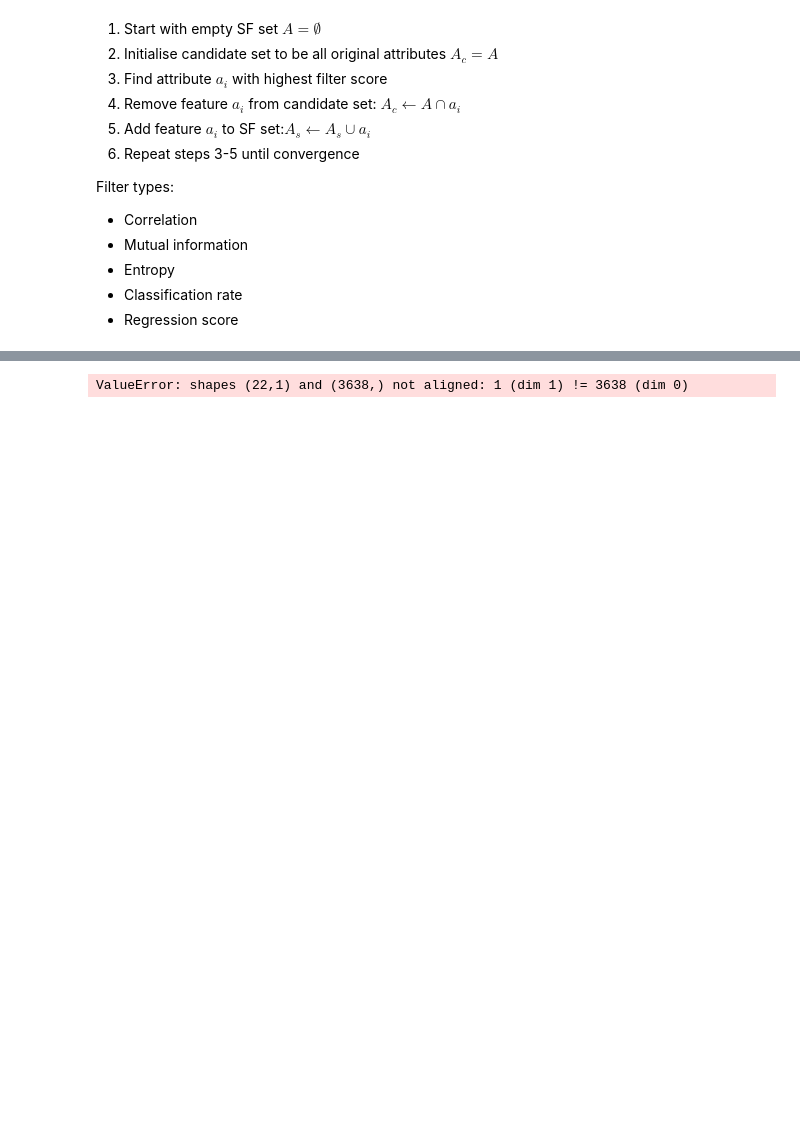
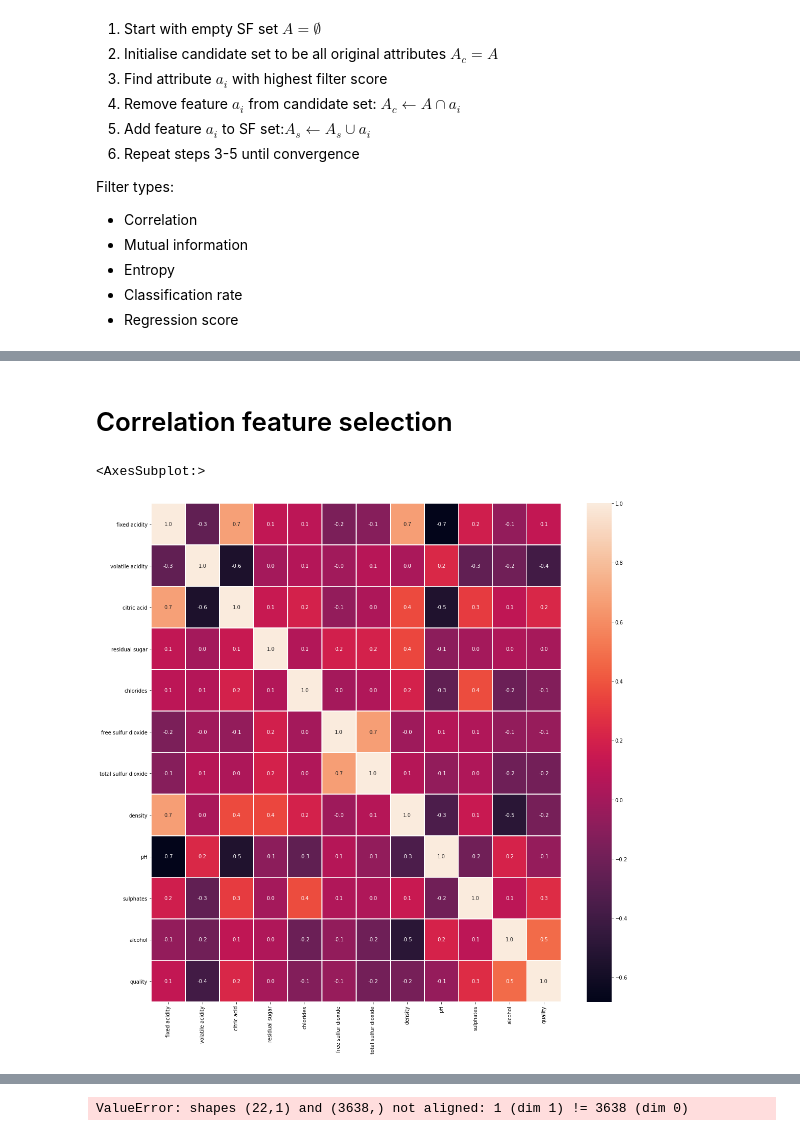
Before and after one commit to RossErskine/ML_Algorithms, a Jupyter notebook: Logistic regression.ipynb, the cells around one changed output, grey strips where cells are left out. Cells and saved outputs as stored; diff of their text form; code cells hidden in the pictures; blank space fills up the shorter version.

Commit message:
Finished feature correlation with target

```diff
--- a/Logistic regression.ipynb
+++ b/Logistic regression.ipynb
@@ -69,0 +76,7 @@ df.head()
+# %%
+url = "https://archive.ics.uci.edu/ml/machine-learning-databases/wine-quality/winequality-red.csv"
+wine_data = pd.read_csv(url, sep=";")
+wine_data['quality'] = wine_data['quality']
+
+X = wine_data.drop('quality', axis=1)
+y = wine_data['quality'].apply(lambda x: 1 if x > 5 else 0)
@@ -235,0 +260,9 @@ AttributeError: 'LogisticRegression' object has no attribute 'coef_'
+# %% [markdown]
+# Correlation feature selection
+# %%
+#correlation map
+f,ax = plt.subplots(figsize=(18, 18))
+sns.heatmap(wine_data.corr(), annot=True, linewidths=.5, fmt= '.1f',ax=ax)
+# %% [output]
+<AxesSubplot:>
+[figure, added]
```
Also changed, not shown: parts of 36 cells of this notebook.
